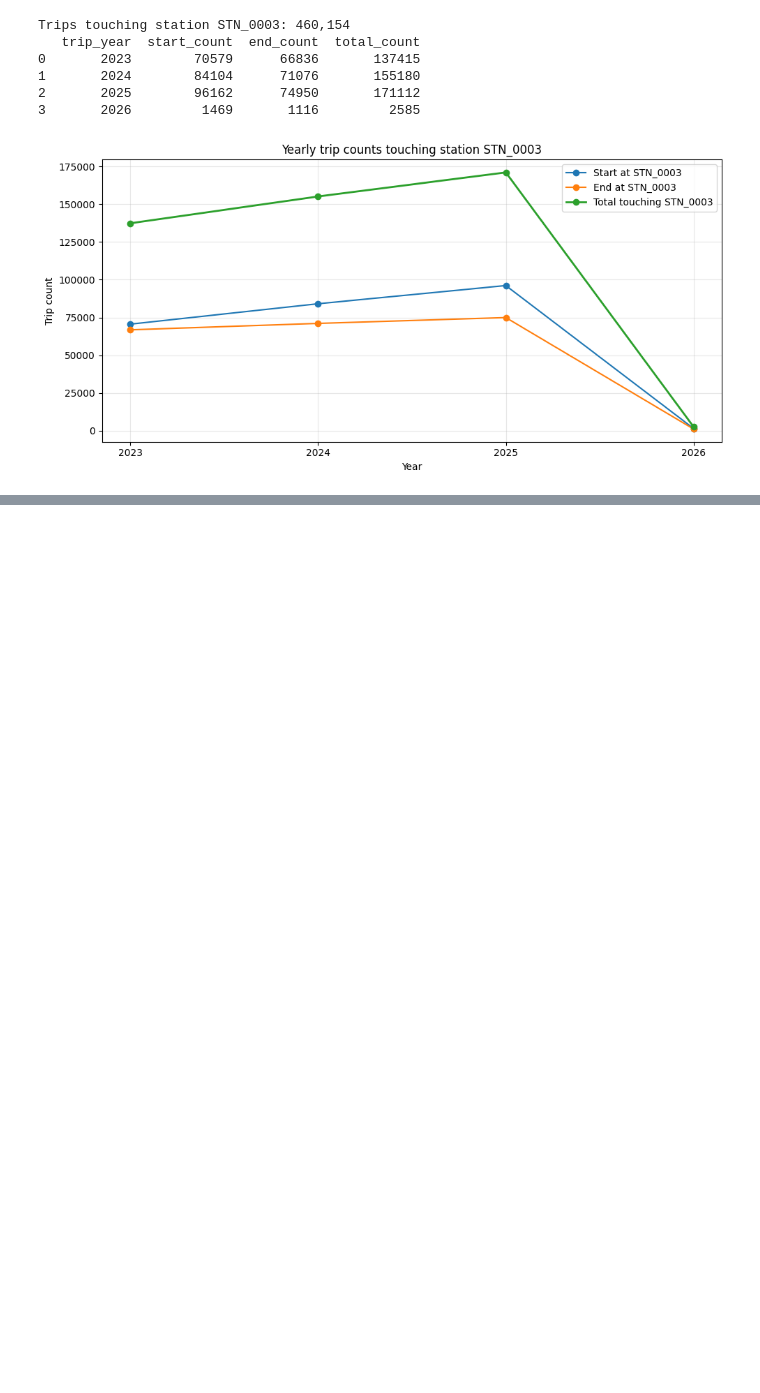
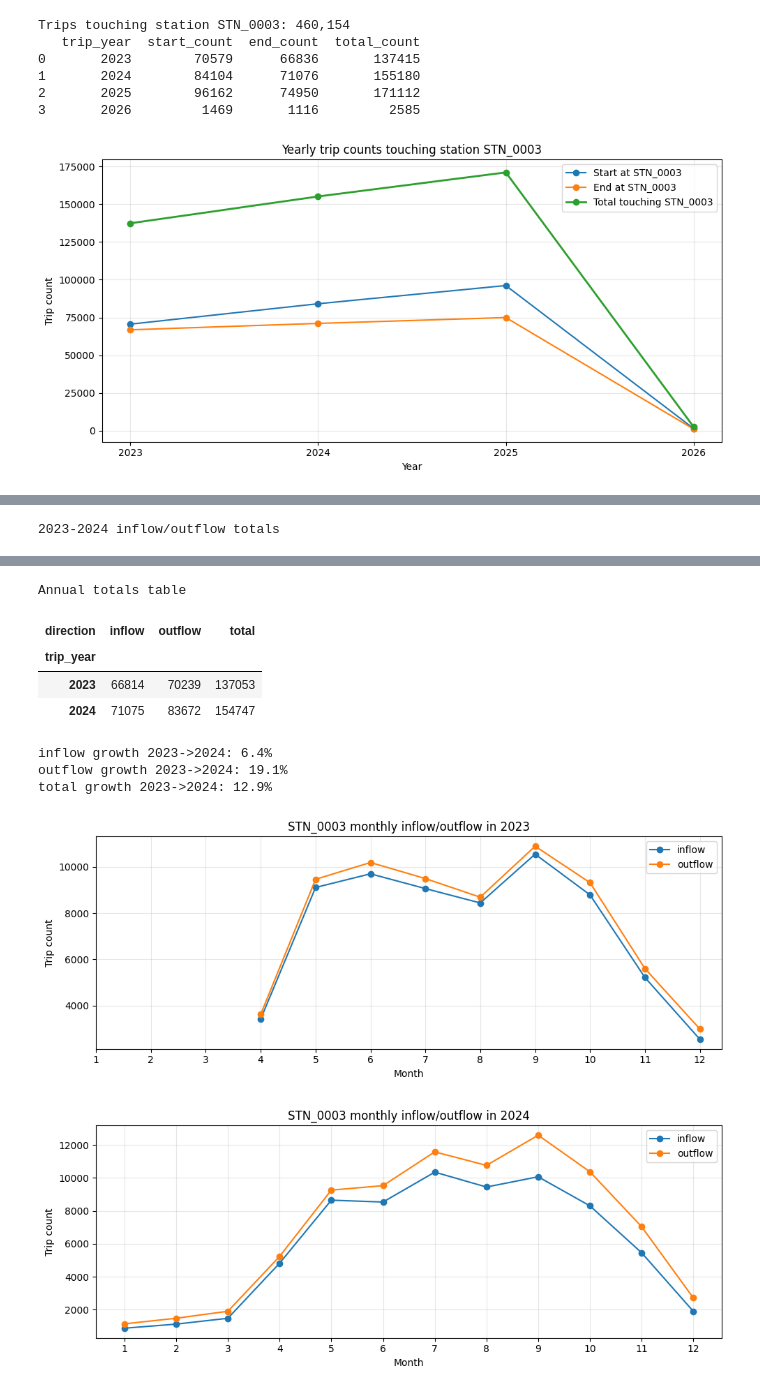
Before and after one commit to kuoyce/bixi-analytics, a Jupyter notebook: EDA/02__eda_STN_0003.ipynb, the cells around one changed output, grey strips where cells are left out. Saved outputs shown, nothing was run; the diff lists cells and outputs as text; code cells hidden in the pictures; blank space fills up the shorter version.

```diff
--- a/EDA/02__eda_STN_0003.ipynb
+++ b/EDA/02__eda_STN_0003.ipynb
@@ -146,21 +389,12 @@ Trips touching station STN_0003: 460,154
 # %%
-import pandas as pd
-import numpy as np
-
-ANALYSIS_YEARS = [2023, 2024]
-
-base_2023_2024 = (
-    rides_df
-    .filter(F.col("ride_year").isin(ANALYSIS_YEARS))
-    .withColumn("trip_year", F.col("ride_year"))
-)
+base_2023_2024 = rides_base_df.filter(F.col("trip_year").isin(ANALYSIS_YEARS))
 
 outflow_df = (
     base_2023_2024
     .filter(F.col("start_canonical_station_id") == TARGET_STATION)
     .select(
         "trip_year",
-        F.col("start_time_ms").alias("event_ts"),
+        F.col("start_ts").alias("event_ts"),
         F.lit("outflow").alias("direction"),
         F.col("end_canonical_station_id").alias("counterpart_station")
     )
@@ -171,7 +405,7 @@ inflow_df = (
     .filter(F.col("end_canonical_station_id") == TARGET_STATION)
     .select(
         "trip_year",
-        F.col("end_time_ms").alias("event_ts"),
+        F.col("end_ts").alias("event_ts"),
         F.lit("inflow").alias("direction"),
         F.col("start_canonical_station_id").alias("counterpart_station")
     )
@@ -181,6 +415,7 @@ flow_df = (
     outflow_df
     .unionByName(inflow_df)
     .filter(F.col("counterpart_station").isNotNull())
+    .filter(F.col("event_ts").isNotNull())
     .withColumn("month", F.month("event_ts"))
     .withColumn("day_of_week", F.date_format("event_ts", "E"))
     .withColumn("hour", F.hour("event_ts"))
@@ -196,7 +431,7 @@ annual_direction = (
 
 annual_direction_pd = annual_direction.toPandas()
 print("2023-2024 inflow/outflow totals")
-print(annual_direction_pd)
+display(annual_direction_pd)
 
 pivot_annual = (
     annual_direction_pd
@@ -204,15 +439,45 @@ pivot_annual = (
     .fillna(0)
     .astype(int)
 )
-pivot_annual["total"] = pivot_annual.sum(axis=1)
-print("\nAnnual totals table")
-print(pivot_annual)
 
-if len(pivot_annual.index) >= 2:
-    years_sorted = sorted(pivot_annual.index.tolist())
-    y0, y1 = years_sorted[0], years_sorted[1]
-    for c in ["inflow", "outflow", "total"]:
-        if c in pivot_annual.columns and pivot_annual.loc[y0, c] > 0:
-            growth = (pivot_annual.loc[y1, c] / pivot_annual.loc[y0, c]) - 1
-            print(f"{c} growth {y0}->{y1}: {growth:.1%}")
+if not pivot_annual.empty:
+    pivot_annual["total"] = pivot_annual.sum(axis=1)
+    print("\nAnnual totals table")
+    display(pivot_annual)
+
+    if len(pivot_annual.index) >= 2:
+        years_sorted = sorted(pivot_annual.index.tolist())
+        y0, y1 = years_sorted[0], years_sorted[1]
+        for c in ["inflow", "outflow", "total"]:
+            if c in pivot_annual.columns and pivot_annual.loc[y0, c] > 0:
+                growth = (pivot_annual.loc[y1, c] / pivot_annual.loc[y0, c]) - 1
+                print(f"{c} growth {y0}->{y1}: {growth:.1%}")
+else:
+    print("No inflow/outflow records found for the selected years.")
+
+monthly_direction = (
+    flow_df
+    .groupBy("trip_year", "month", "direction")
+    .agg(F.count("*").alias("trip_count"))
+    .orderBy("trip_year", "month", "direction")
+)
+
+monthly_pd = monthly_direction.toPandas()
+
+if not monthly_pd.empty:
+    for year in sorted(monthly_pd["trip_year"].dropna().unique()):
+        subset = monthly_pd[monthly_pd["trip_year"] == year]
+        pivot_month = subset.pivot(index="month", columns="direction", values="trip_count").fillna(0)
+
+        plt.figure(figsize=(10, 4))
+        for col in pivot_month.columns:
+            plt.plot(pivot_month.index, pivot_month[col], marker="o", label=col)
+        plt.title(f"{TARGET_STATION} monthly inflow/outflow in {year}")
+        plt.xlabel("Month")
+        plt.ylabel("Trip count")
+        plt.xticks(range(1, 13))
+        plt.grid(alpha=0.3)
+        plt.legend()
+        plt.tight_layout()
+        plt.show()
 # %% [output]
@@ -219,0 +485 @@ NameError: name 'rides_df' is not defined
+2023-2024 inflow/outflow totals
@@ -219,0 +491,10 @@ NameError: name 'rides_df' is not defined
+Annual totals table
+| direction | inflow | outflow | total |
+| trip_year |  |  |  |
+| 2023 | 66814 | 70239 | 137053 |
+| 2024 | 71075 | 83672 | 154747 |
+inflow growth 2023->2024: 6.4%
+outflow growth 2023->2024: 19.1%
+total growth 2023->2024: 12.9%
+[figure, added]
+[figure, added]
```
Also changed, not shown: parts of 28 cells of this notebook.
